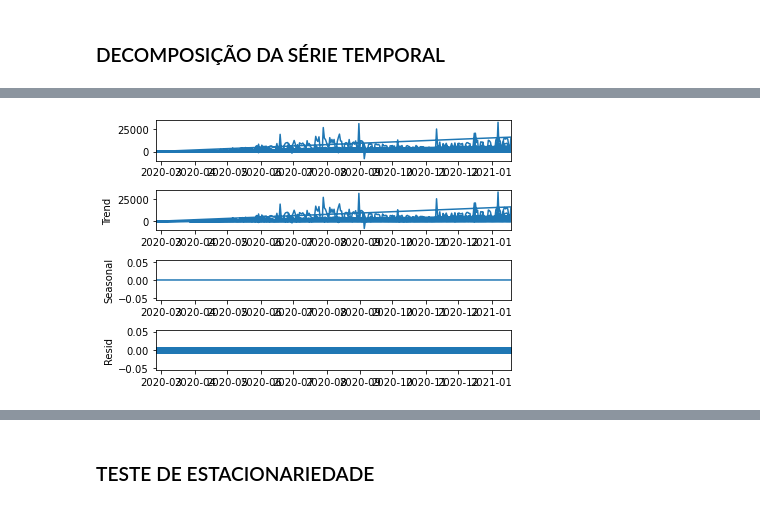
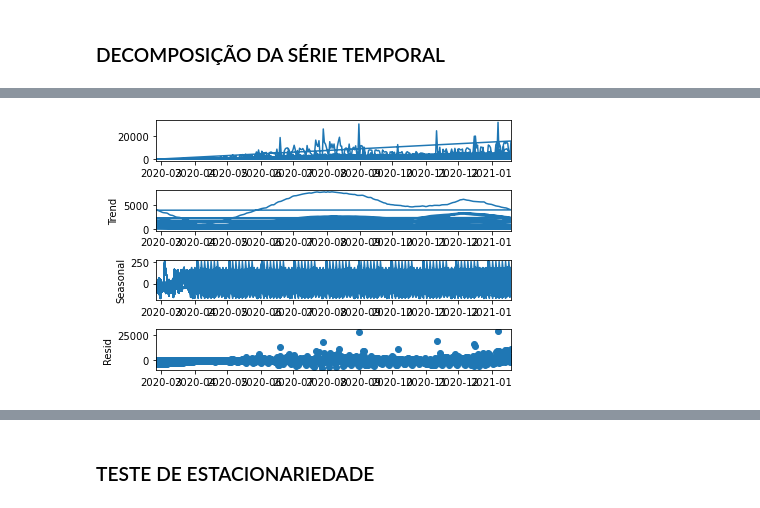
Before and after one commit to daianeklein/bootcamp-Alura, a Jupyter notebook: Desafio-Modulo4.ipynb, the cells around one changed output, grey strips where cells are left out. Cells and saved outputs as stored; diff of their text form; code cells hidden in the pictures.

```diff
--- a/Desafio-Modulo4.ipynb
+++ b/Desafio-Modulo4.ipynb
@@ -55,0 +73,10 @@ covid = pd.read_csv(r'/Users/daianeklein/Documents/Desafio-COVID/Dados/HIST_PAIN
+# %%
+# Foram identificados valores negativos na coluna 'casosNovos', assim, serão substituídos pelo
+# valor anterior no dataframe
+
+covid['casosNovos'] = covid['casosNovos'].where(covid['casosNovos'].ge(0)).ffill()
+
+# Verificando se está correto
+print(covid['casosNovos'].loc[3495])
+print(covid['casosNovos'].loc[359210])
+print(covid['casosNovos'].loc[1564504])
@@ -916,5 +930,5 @@ covid_br[['data', 'casosNovos']].set_index('data')
 # %%
-decomposicaobr = seasonal_decompose(covid_br[['data', 'casosNovos']].set_index('data'), model = 'aditive', freq=1)
+decomposicaobr = seasonal_decompose(covid_br[['data', 'casosNovos']].set_index('data'), model = 'aditive', freq=90)
 decomposicaobr.plot();
 # %% [output]
-[figure, old version]
+[figure, new version]
```
Also changed, not shown: parts of 38 cells of this notebook.
